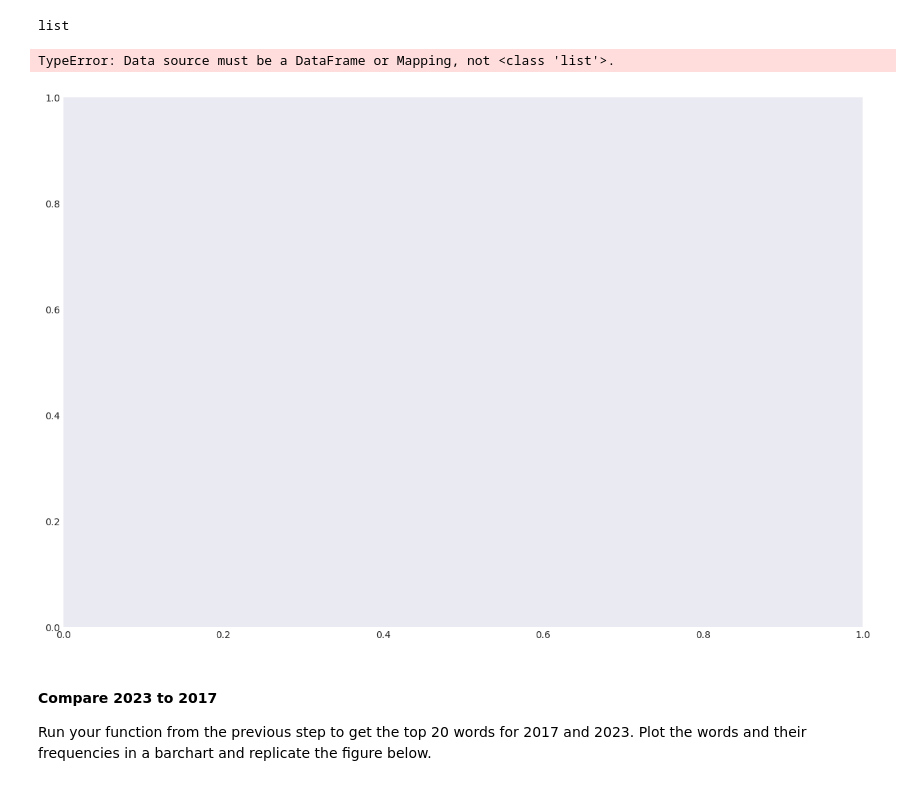
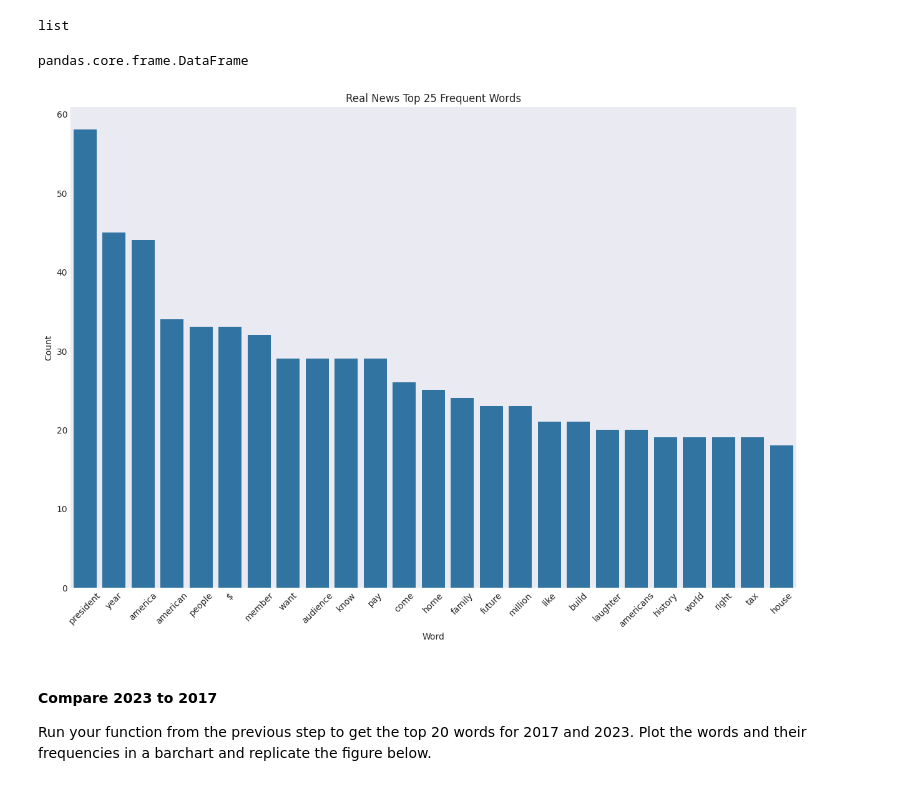
Before and after one commit to UCB-stat-159-f25/proj02-group08, a Jupyter notebook: notebooks/nlp-P02.ipynb, the cells around one changed output. Cells and saved outputs as stored; diff of their text form; code cells hidden in the pictures.

```diff
--- a/notebooks/nlp-P02.ipynb
+++ b/notebooks/nlp-P02.ipynb
@@ -373,10 +378,14 @@ type(top25_in_2024)
 list
 # %%
 df_top25_in_2024 = pd.DataFrame(top25_in_2024, columns=["Word", "Count"])
-plot_top(token_counts=top25_in_2024, n=25)
-# %% [output]
-TypeError: Data source must be a DataFrame or Mapping, not <class 'list'>.
-[figure, removed]
+# %%
+type(df_top25_in_2024)
+# %% [output]
+pandas.core.frame.DataFrame
+# %%
+plot_top(df_top25_in_2024, n=25)
+# %% [output]
+[figure, added]
 # %% [markdown]
 #### Compare 2023 to 2017
 
```
Also changed, not shown: parts of 10 cells of this notebook.
